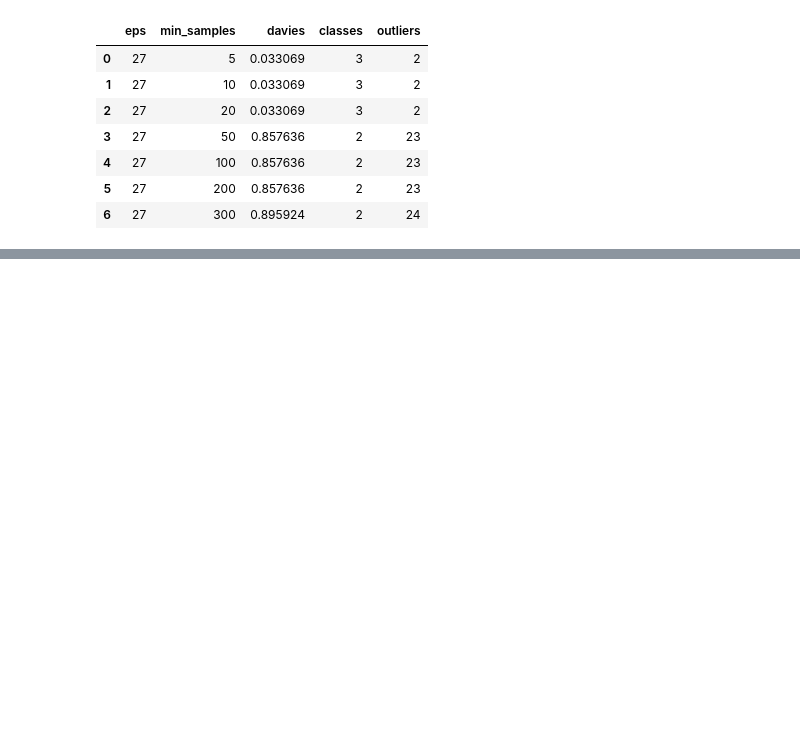
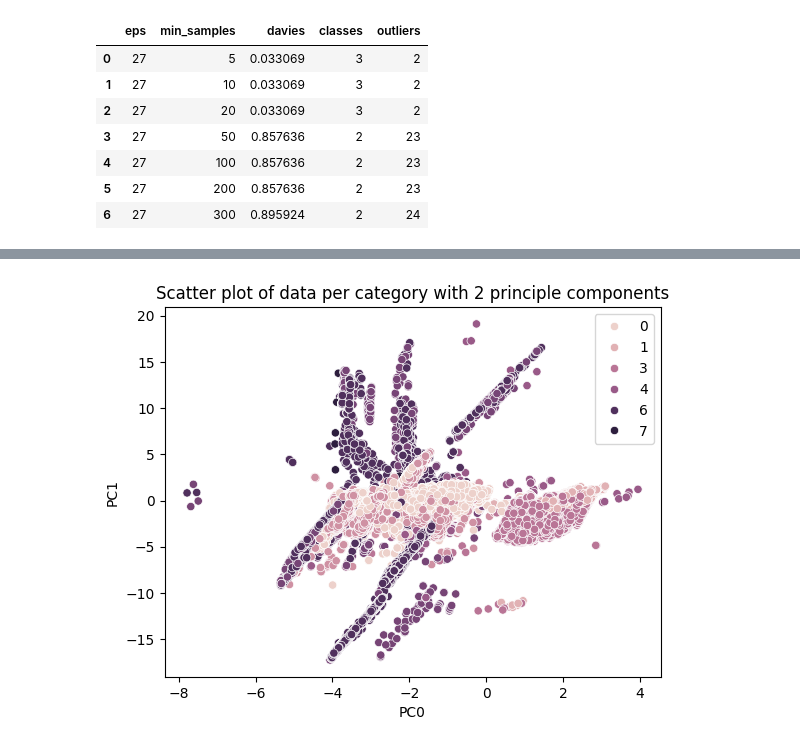
Before and after one commit to merzouka/bds.ml, a Jupyter notebook: preprocess/preprocess.ipynb, the cells around one changed output, grey strips where cells are left out. Saved outputs shown, nothing was run; the diff lists cells and outputs as text; code cells hidden in the pictures; blank space fills up the shorter version.

```diff
--- a/preprocess/preprocess.ipynb
+++ b/preprocess/preprocess.ipynb
@@ -327,0 +342,13 @@ pd.DataFrame(test_4_scores).drop('predictions', axis=1)
+# %%
+pca_2 = PCA(n_components=2)
+reduced_2_complete = pca_2.fit_transform(X_train_cleaned)
+reduced_2 = pca_2.fit_transform(X_train_eval)
+# %%
+sns.scatterplot(x=reduced_2_complete[:, 0], y=reduced_2_complete[:, 1], hue=y_train_label)
+title = 'Scatter plot of data per category with 2 principle components'
+plt.xlabel('PC0')
+plt.ylabel('PC1')
+plt.title(title)
+plt.savefig(get_figure_path(title))
+# %% [output]
+[figure, added]
```
Also changed, not shown: parts of 5 cells of this notebook.
